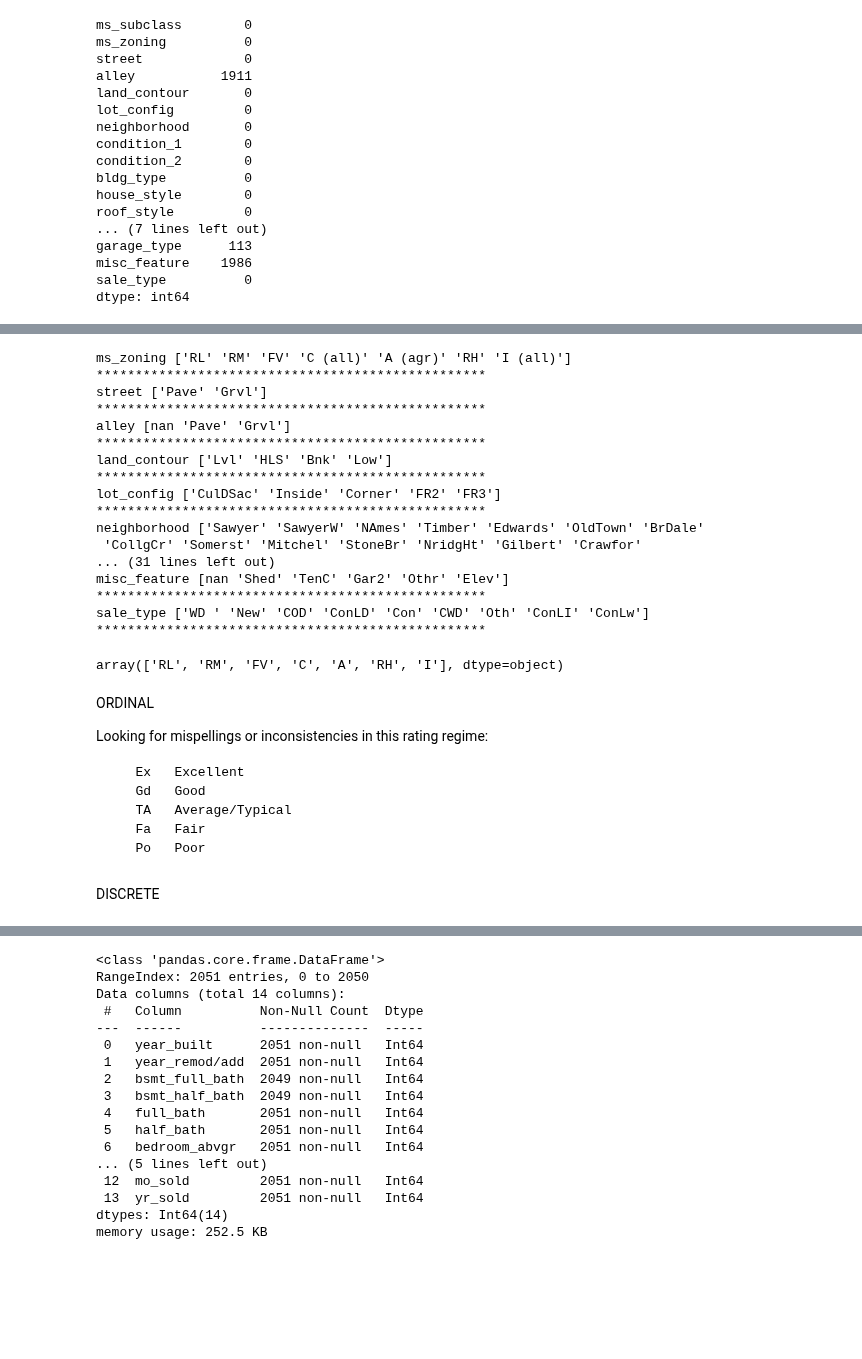
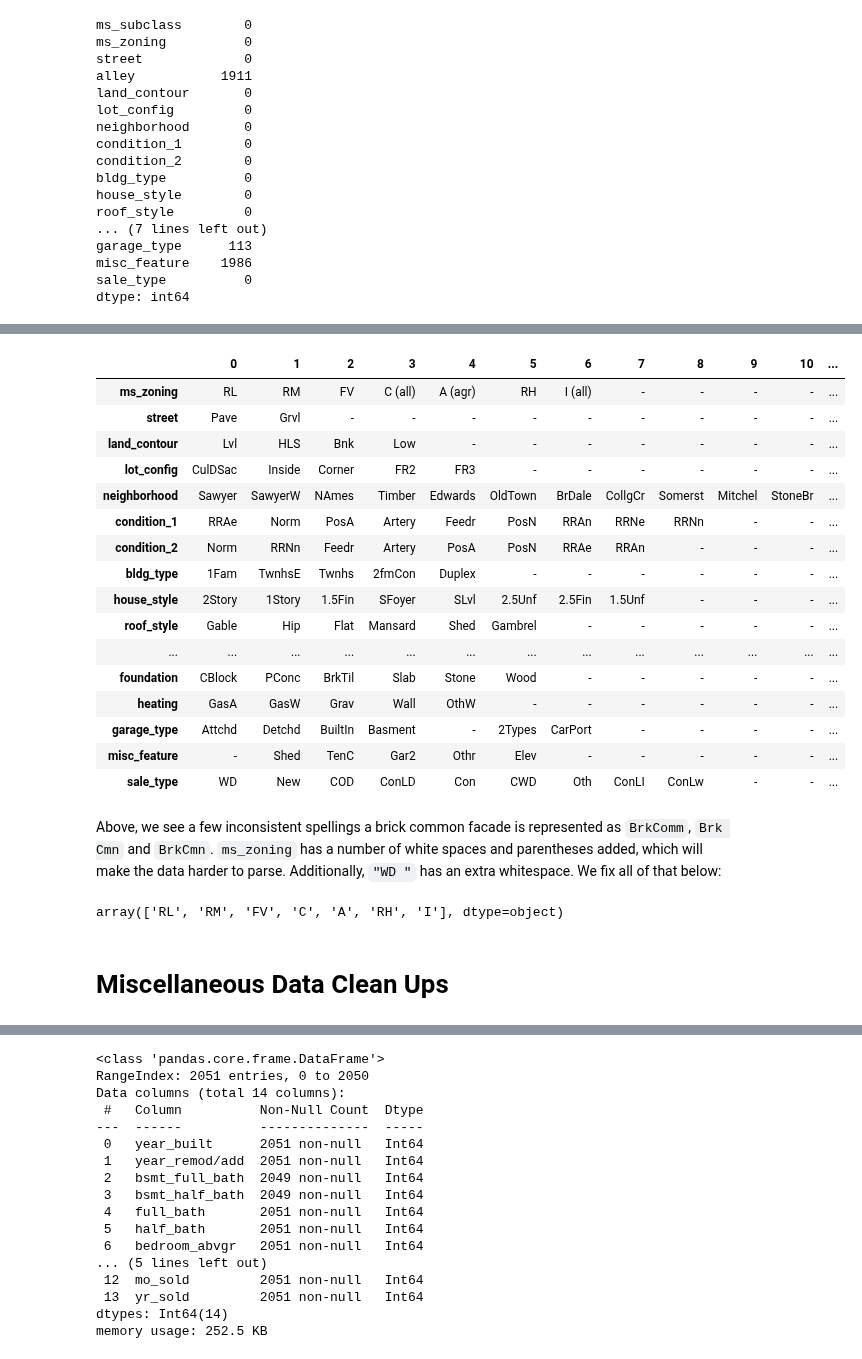
Before and after one commit to AlexSpradling/Home-Price-Prediction-in-Ames-IA, a Jupyter notebook: code/data_cleaning.ipynb, the cells around one changed output, grey strips where cells are left out. Saved outputs shown, nothing was run; the diff lists cells and outputs as text; code cells hidden in the pictures; blank space fills up the shorter version.

```diff
--- a/code/data_cleaning.ipynb
+++ b/code/data_cleaning.ipynb
@@ -442,13 +490,32 @@ NOMINAL
+# %%
+dict = {}
+for col in house_train[NOMINAL].columns:
+    if unique_by_col(NOMINAL, house_train[NOMINAL])[col].dtype == object:
+        dict.update({col:unique_by_col(NOMINAL, house_train[NOMINAL])[col]})
+dict_df = pd.DataFrame({ k:pd.Series(v) for k, v in dict.items() })
+
+dict_df.T.fillna('-')
+# %% [output]
+|  | 0 | 1 | 2 | 3 | 4 | 5 | 6 | 7 | 8 | 9 | 10 | ... |
+| ms_zoning | RL | RM | FV | C (all) | A (agr) | RH | I (all) | - | - | - | - | ... |
+| street | Pave | Grvl | - | - | - | - | - | - | - | - | - | ... |
+| land_contour | Lvl | HLS | Bnk | Low | - | - | - | - | - | - | - | ... |
+| lot_config | CulDSac | Inside | Corner | FR2 | FR3 | - | - | - | - | - | - | ... |
+| neighborhood | Sawyer | SawyerW | NAmes | Timber | Edwards | OldTown | BrDale | CollgCr | Somerst | Mitchel | StoneBr | ... |
+| condition_1 | RRAe | Norm | PosA | Artery | Feedr | PosN | RRAn | RRNe | RRNn | - | - | ... |
+| condition_2 | Norm | RRNn | Feedr | Artery | PosA | PosN | RRAe | RRAn | - | - | - | ... |
+| bldg_type | 1Fam | TwnhsE | Twnhs | 2fmCon | Duplex | - | - | - | - | - | - | ... |
+| house_style | 2Story | 1Story | 1.5Fin | SFoyer | SLvl | 2.5Unf | 2.5Fin | 1.5Unf | - | - | - | ... |
+| roof_style | Gable | Hip | Flat | Mansard | Shed | Gambrel | - | - | - | - | - | ... |
+| ... | ... | ... | ... | ... | ... | ... | ... | ... | ... | ... | ... | ... |
+| foundation | CBlock | PConc | BrkTil | Slab | Stone | Wood | - | - | - | - | - | ... |
+| heating | GasA | GasW | Grav | Wall | OthW | - | - | - | - | - | - | ... |
+| garage_type | Attchd | Detchd | BuiltIn | Basment | - | 2Types | CarPort | - | - | - | - | ... |
+| misc_feature | - | Shed | TenC | Gar2 | Othr | Elev | - | - | - | - | - | ... |
+| sale_type | WD | New | COD | ConLD | Con | CWD | Oth | ConLI | ConLw | - | - | ... |
+# %% [markdown]
+Above, we see a few inconsistent spellings a brick common facade is represented as `BrkComm`, `Brk Cmn` and `BrkCmn`. `ms_zoning` has a number of white spaces and parentheses added, which will make the data harder to parse. Additionally, `"WD "` has an extra whitespace. We fix all of that below:
 # %%
-vals_1 = unique_by_col(NOMINAL, house_train[NOMINAL])
-
-# Brick Common is spelled, BrkComm, BrkCmn and Brk Cmn in exterior_2, mas_vnr_type
-# C (all) and A (Agr) is redundant
-
-for col in house_train[NOMINAL].columns:
-    if vals_1[col].dtype == object:
-        print(col, vals_1[col])
-        print('*' * 50)
 
 # fix weird spelling/whitespace errors for train set
 house_train.exterior_2nd.replace('Brk Cmn', 'BrkComm', inplace=True)
@@ -470,33 +537,6 @@ house_test.sale_type.replace('WD ', 'WD', inplace=True)
 # check for fix
 house_train.ms_zoning.unique()
 # %% [output]
-ms_zoning ['RL' 'RM' 'FV' 'C (all)' 'A (agr)' 'RH' 'I (all)']
-**************************************************
-street ['Pave' 'Grvl']
-**************************************************
-alley [nan 'Pave' 'Grvl']
-**************************************************
-land_contour ['Lvl' 'HLS' 'Bnk' 'Low']
-**************************************************
-lot_config ['CulDSac' 'Inside' 'Corner' 'FR2' 'FR3']
-**************************************************
-neighborhood ['Sawyer' 'SawyerW' 'NAmes' 'Timber' 'Edwards' 'OldTown' 'BrDale'
- 'CollgCr' 'Somerst' 'Mitchel' 'StoneBr' 'NridgHt' 'Gilbert' 'Crawfor'
-... (31 lines left out)
-misc_feature [nan 'Shed' 'TenC' 'Gar2' 'Othr' 'Elev']
-**************************************************
-sale_type ['WD ' 'New' 'COD' 'ConLD' 'Con' 'CWD' 'Oth' 'ConLI' 'ConLw']
-**************************************************
+array(['RL', 'RM', 'FV', 'C', 'A', 'RH', 'I'], dtype=object)
-array(['RL', 'RM', 'FV', 'C', 'A', 'RH', 'I'], dtype=object)
-# %% [markdown]
-ORDINAL
-
-Looking for mispellings or inconsistencies in this rating regime:
-
-       Ex	Excellent
-       Gd	Good
-       TA	Average/Typical
-       Fa	Fair
-       Po	Poor
-# %% [markdown]
-DISCRETE
+# %% [markdown]
+# Miscellaneous Data Clean Ups
```
Also changed, not shown: parts of 46 cells of this notebook, 3 other files.
